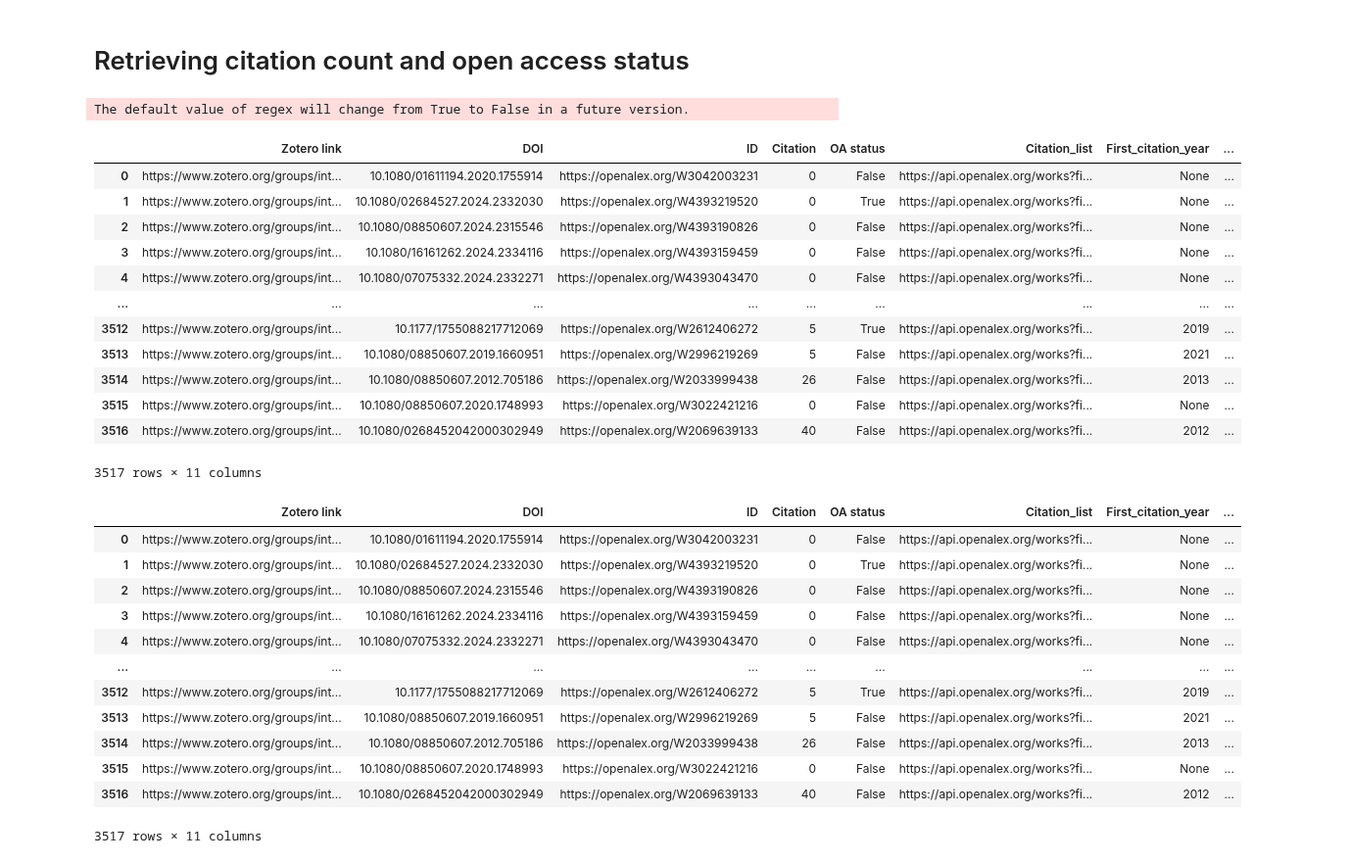
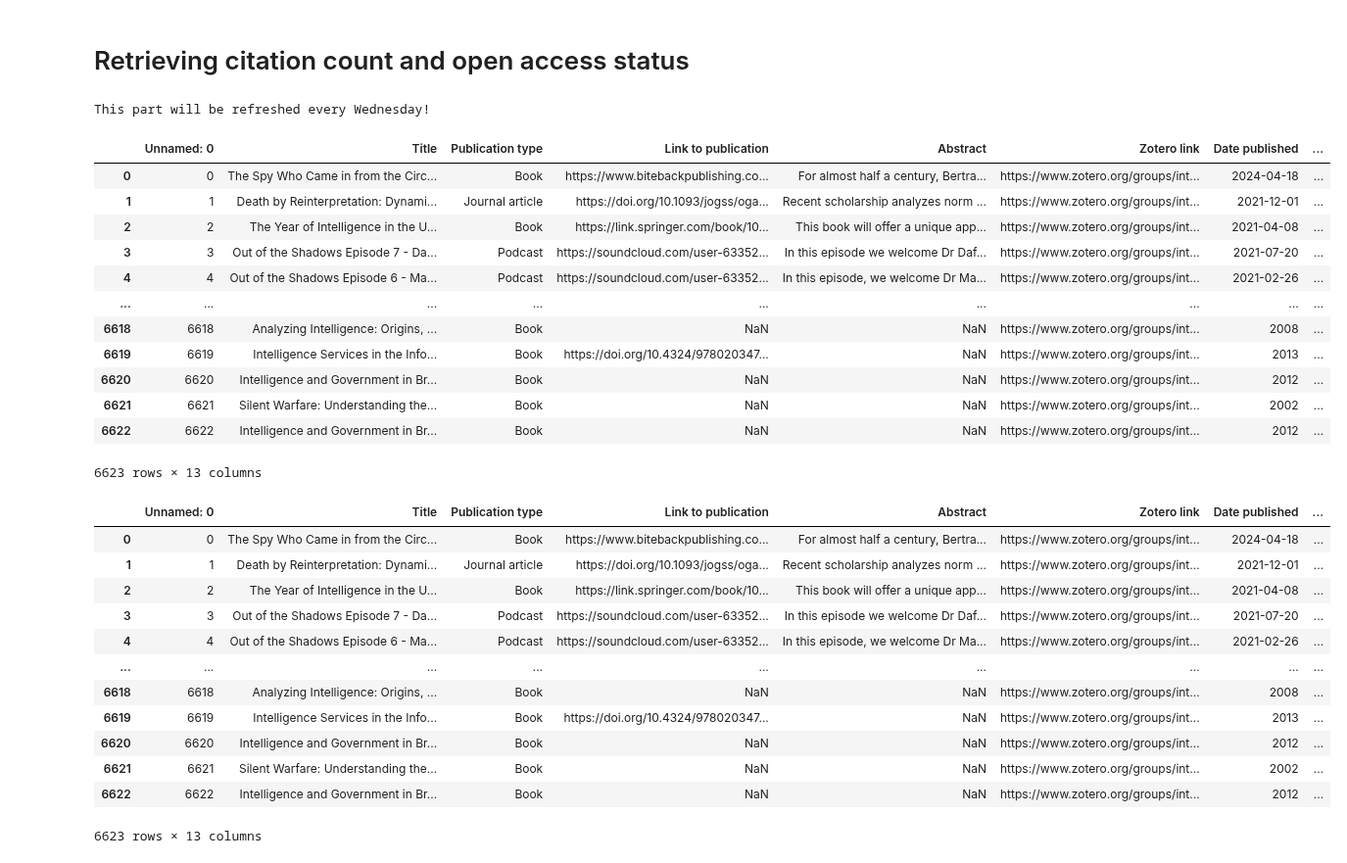
Before and after one commit to yusufaliozkan/zotero-intelligence-bibliography, a Jupyter notebook: all_items.ipynb, the cells around one changed output. Shown at 98% size. Saved outputs shown, nothing was run; the diff lists cells and outputs as text; code cells hidden in the pictures.

```diff
--- a/all_items.ipynb
+++ b/all_items.ipynb
@@ -578,7 +578,7 @@ test
 # Retrieving citation count and open access status
 # %%
 df_doi = pd.read_csv('all_items.csv')
-if datetime.today().weekday() == 1:
+if datetime.today().weekday() == 4:
 
     df_doi = df_doi[['Zotero link', 'DOI']].dropna()
     df_doi = df_doi.drop(df_doi[df_doi['DOI'] == ''].index)
@@ -625,47 +625,47 @@ if datetime.today().weekday() == 1:
     # Iterate over each row in the DataFrame
     for index, row in df_doi.iterrows():
         doi = row['DOI']
         article_metadata = fetch_article_metadata(doi)
         if article_metadata:
             # Update DataFrame with fetched information
             df_doi.at[index, 'ID'] = article_metadata['ID']
             df_doi.at[index, 'Citation'] = article_metadata['Citation']
             df_doi.at[index, 'OA status'] = article_metadata['OA status']
             df_doi.at[index, 'First_citation_year'] = article_metadata['First_citation_year']
             df_doi.at[index, 'Last_citation_year'] = article_metadata['Last_citation_year']
             if 'Citation_list' in article_metadata:
                 df_doi.at[index, 'Citation_list'] = article_metadata['Citation_list']
             else:
                 # Set to None if key is not found
                 df_doi.at[index, 'Citation_list'] = None
             df_doi.at[index, 'Publication_year'] = article_metadata['Publication_year']
             if 'OA_link' in article_metadata:
                 df_doi.at[index, 'OA_link'] = article_metadata['OA_link']
             else:
                 # Set to None if key is not found
                 df_doi.at[index, 'OA_link'] = None
 
     # Calculate the difference between First_citation_year and Publication_year
     df_doi['Year_difference'] = df_doi['First_citation_year'] - df_doi['Publication_year']
     df_doi.to_csv('citations.csv')
 else:
     print('This part will be refreshed every Wednesday!')
 df_doi
 # %% [output]
-The default value of regex will change from True to False in a future version.
+This part will be refreshed every Wednesday!
-|  | Zotero link | DOI | ID | Citation | OA status | Citation_list | First_citation_year | ... |
-| 0 | https://www.zotero.org/groups/int... | 10.1080/01611194.2020.1755914 | https://openalex.org/W3042003231 | 0 | False | https://api.openalex.org/works?fi... | None | ... |
-| 1 | https://www.zotero.org/groups/int... | 10.1080/02684527.2024.2332030 | https://openalex.org/W4393219520 | 0 | True | https://api.openalex.org/works?fi... | None | ... |
-| 2 | https://www.zotero.org/groups/int... | 10.1080/08850607.2024.2315546 | https://openalex.org/W4393190826 | 0 | False | https://api.openalex.org/works?fi... | None | ... |
-| 3 | https://www.zotero.org/groups/int... | 10.1080/16161262.2024.2334116 | https://openalex.org/W4393159459 | 0 | False | https://api.openalex.org/works?fi... | None | ... |
-| 4 | https://www.zotero.org/groups/int... | 10.1080/07075332.2024.2332271 | https://openalex.org/W4393043470 | 0 | False | https://api.openalex.org/works?fi... | None | ... |
+|  | Unnamed: 0 | Title | Publication type | Link to publication | Abstract | Zotero link | Date published | ... |
+| 0 | 0 | The Spy Who Came in from the Circ... | Book | https://www.bitebackpublishing.co... | For almost half a century, Bertra... | https://www.zotero.org/groups/int... | 2024-04-18 | ... |
+| 1 | 1 | Death by Reinterpretation: Dynami... | Journal article | https://doi.org/10.1093/jogss/oga... | Recent scholarship analyzes norm ... | https://www.zotero.org/groups/int... | 2021-12-01 | ... |
+| 2 | 2 | The Year of Intelligence in the U... | Book | https://link.springer.com/book/10... | This book will offer a unique app... | https://www.zotero.org/groups/int... | 2021-04-08 | ... |
+| 3 | 3 | Out of the Shadows Episode 7 - Da... | Podcast | https://soundcloud.com/user-63352... | In this episode we welcome Dr Daf... | https://www.zotero.org/groups/int... | 2021-07-20 | ... |
+| 4 | 4 | Out of the Shadows Episode 6 - Ma... | Podcast | https://soundcloud.com/user-63352... | In this episode, we welcome Dr Ma... | https://www.zotero.org/groups/int... | 2021-02-26 | ... |
 | ... | ... | ... | ... | ... | ... | ... | ... | ... |
-| 3512 | https://www.zotero.org/groups/int... | 10.1177/1755088217712069 | https://openalex.org/W2612406272 | 5 | True | https://api.openalex.org/works?fi... | 2019 | ... |
-| 3513 | https://www.zotero.org/groups/int... | 10.1080/08850607.2019.1660951 | https://openalex.org/W2996219269 | 5 | False | https://api.openalex.org/works?fi... | 2021 | ... |
-| 3514 | https://www.zotero.org/groups/int... | 10.1080/08850607.2012.705186 | https://openalex.org/W2033999438 | 26 | False | https://api.openalex.org/works?fi... | 2013 | ... |
-| 3515 | https://www.zotero.org/groups/int... | 10.1080/08850607.2020.1748993 | https://openalex.org/W3022421216 | 0 | False | https://api.openalex.org/works?fi... | None | ... |
-| 3516 | https://www.zotero.org/groups/int... | 10.1080/0268452042000302949 | https://openalex.org/W2069639133 | 40 | False | https://api.openalex.org/works?fi... | 2012 | ... |
+| 6618 | 6618 | Analyzing Intelligence: Origins, ... | Book | NaN | NaN | https://www.zotero.org/groups/int... | 2008 | ... |
+| 6619 | 6619 | Intelligence Services in the Info... | Book | https://doi.org/10.4324/978020347... | NaN | https://www.zotero.org/groups/int... | 2013 | ... |
+| 6620 | 6620 | Intelligence and Government in Br... | Book | NaN | NaN | https://www.zotero.org/groups/int... | 2012 | ... |
+| 6621 | 6621 | Silent Warfare: Understanding the... | Book | NaN | NaN | https://www.zotero.org/groups/int... | 2002 | ... |
+| 6622 | 6622 | Intelligence and Government in Br... | Book | NaN | NaN | https://www.zotero.org/groups/int... | 2012 | ... |
-3517 rows × 11 columns
+6623 rows × 13 columns
 # %%
 # ## Remove after the first successful retrieval 2024-02-18
 
@@ -781,19 +781,19 @@ The default value of regex will change from True to False in a future version.
 # %%
 df_doi
 # %% [output]
-|  | Zotero link | DOI | ID | Citation | OA status | Citation_list | First_citation_year | ... |
-| 0 | https://www.zotero.org/groups/int... | 10.1080/01611194.2020.1755914 | https://openalex.org/W3042003231 | 0 | False | https://api.openalex.org/works?fi... | None | ... |
-| 1 | https://www.zotero.org/groups/int... | 10.1080/02684527.2024.2332030 | https://openalex.org/W4393219520 | 0 | True | https://api.openalex.org/works?fi... | None | ... |
-| 2 | https://www.zotero.org/groups/int... | 10.1080/08850607.2024.2315546 | https://openalex.org/W4393190826 | 0 | False | https://api.openalex.org/works?fi... | None | ... |
-| 3 | https://www.zotero.org/groups/int... | 10.1080/16161262.2024.2334116 | https://openalex.org/W4393159459 | 0 | False | https://api.openalex.org/works?fi... | None | ... |
-| 4 | https://www.zotero.org/groups/int... | 10.1080/07075332.2024.2332271 | https://openalex.org/W4393043470 | 0 | False | https://api.openalex.org/works?fi... | None | ... |
+|  | Unnamed: 0 | Title | Publication type | Link to publication | Abstract | Zotero link | Date published | ... |
+| 0 | 0 | The Spy Who Came in from the Circ... | Book | https://www.bitebackpublishing.co... | For almost half a century, Bertra... | https://www.zotero.org/groups/int... | 2024-04-18 | ... |
+| 1 | 1 | Death by Reinterpretation: Dynami... | Journal article | https://doi.org/10.1093/jogss/oga... | Recent scholarship analyzes norm ... | https://www.zotero.org/groups/int... | 2021-12-01 | ... |
+| 2 | 2 | The Year of Intelligence in the U... | Book | https://link.springer.com/book/10... | This book will offer a unique app... | https://www.zotero.org/groups/int... | 2021-04-08 | ... |
+| 3 | 3 | Out of the Shadows Episode 7 - Da... | Podcast | https://soundcloud.com/user-63352... | In this episode we welcome Dr Daf... | https://www.zotero.org/groups/int... | 2021-07-20 | ... |
+| 4 | 4 | Out of the Shadows Episode 6 - Ma... | Podcast | https://soundcloud.com/user-63352... | In this episode, we welcome Dr Ma... | https://www.zotero.org/groups/int... | 2021-02-26 | ... |
 | ... | ... | ... | ... | ... | ... | ... | ... | ... |
-| 3512 | https://www.zotero.org/groups/int... | 10.1177/1755088217712069 | https://openalex.org/W2612406272 | 5 | True | https://api.openalex.org/works?fi... | 2019 | ... |
-| 3513 | https://www.zotero.org/groups/int... | 10.1080/08850607.2019.1660951 | https://openalex.org/W2996219269 | 5 | False | https://api.openalex.org/works?fi... | 2021 | ... |
-| 3514 | https://www.zotero.org/groups/int... | 10.1080/08850607.2012.705186 | https://openalex.org/W2033999438 | 26 | False | https://api.openalex.org/works?fi... | 2013 | ... |
-| 3515 | https://www.zotero.org/groups/int... | 10.1080/08850607.2020.1748993 | https://openalex.org/W3022421216 | 0 | False | https://api.openalex.org/works?fi... | None | ... |
-| 3516 | https://www.zotero.org/groups/int... | 10.1080/0268452042000302949 | https://openalex.org/W2069639133 | 40 | False | https://api.openalex.org/works?fi... | 2012 | ... |
+| 6618 | 6618 | Analyzing Intelligence: Origins, ... | Book | NaN | NaN | https://www.zotero.org/groups/int... | 2008 | ... |
+| 6619 | 6619 | Intelligence Services in the Info... | Book | https://doi.org/10.4324/978020347... | NaN | https://www.zotero.org/groups/int... | 2013 | ... |
+| 6620 | 6620 | Intelligence and Government in Br... | Book | NaN | NaN | https://www.zotero.org/groups/int... | 2012 | ... |
+| 6621 | 6621 | Silent Warfare: Understanding the... | Book | NaN | NaN | https://www.zotero.org/groups/int... | 2002 | ... |
+| 6622 | 6622 | Intelligence and Government in Br... | Book | NaN | NaN | https://www.zotero.org/groups/int... | 2012 | ... |
-3517 rows × 11 columns
+6623 rows × 13 columns
 # %%
 df_doi_2 = pd.read_csv('citations.csv', usecols=lambda column: column != 'Unnamed: 0')
 df_doi_2
```
Also changed, not shown: parts of 9 cells of this notebook, 7 other files.
